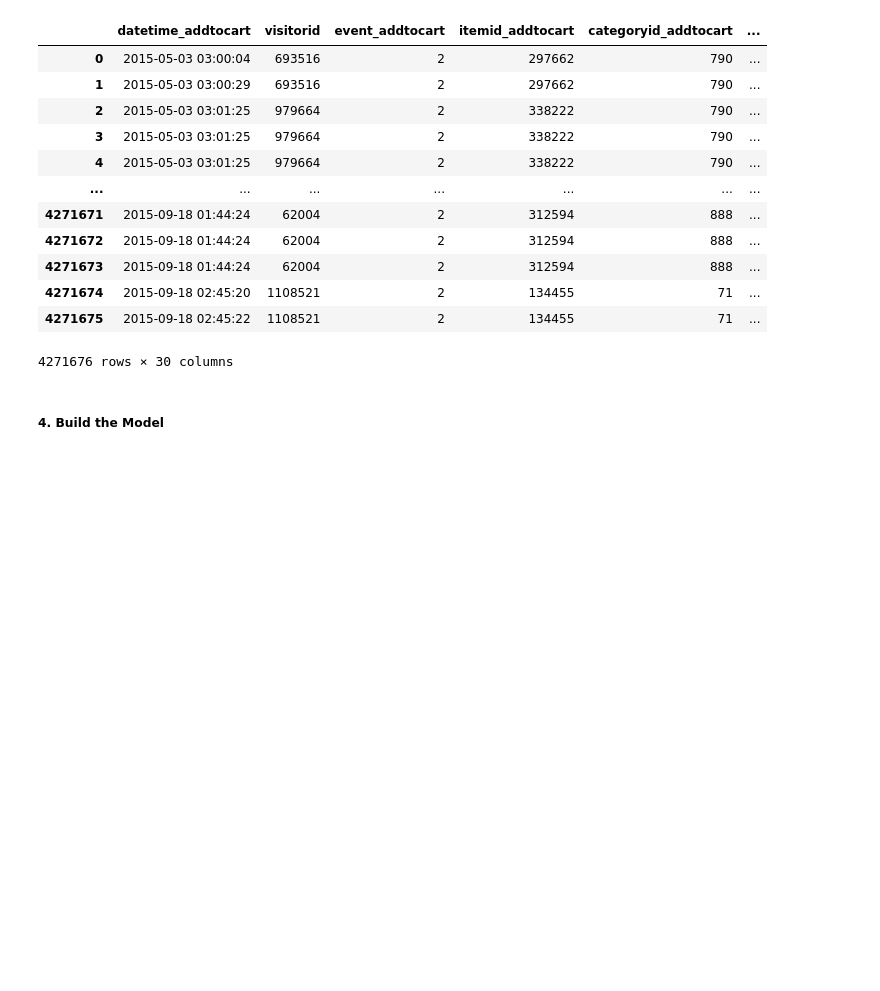
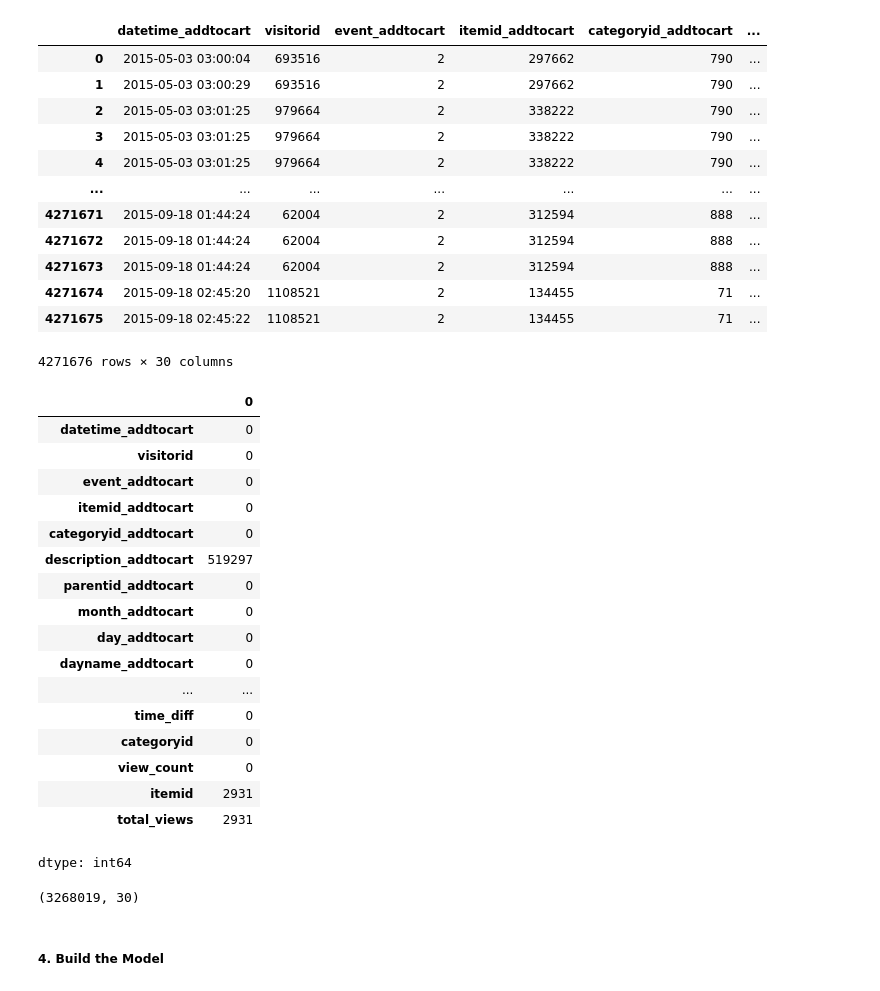
Before and after one commit to adubrightkwartengsnr/Recommendation-System-For-E-commerce, a Jupyter notebook: notebooks/recommendation_system.ipynb, the cells around one changed output. Cells and saved outputs as stored; diff of their text form; code cells hidden in the pictures; blank space fills up the shorter version.

```diff
--- a/notebooks/recommendation_system.ipynb
+++ b/notebooks/recommendation_system.ipynb
@@ -1527,3 +1534,24 @@ merged_df
 | 4271674 | 2015-09-18 02:45:20 | 1108521 | 2 | 134455 | 71 | ... |
 | 4271675 | 2015-09-18 02:45:22 | 1108521 | 2 | 134455 | 71 | ... |
 4271676 rows × 30 columns
+# %%
+merged_df.isna().sum()
+# %% [output]
+|  | 0 |
+| datetime_addtocart | 0 |
+| visitorid | 0 |
+| event_addtocart | 0 |
+| itemid_addtocart | 0 |
+| categoryid_addtocart | 0 |
+| description_addtocart | 519297 |
+| parentid_addtocart | 0 |
+| month_addtocart | 0 |
+| day_addtocart | 0 |
+| dayname_addtocart | 0 |
+| ... | ... |
+| time_diff | 0 |
+| categoryid | 0 |
+| view_count | 0 |
+| itemid | 2931 |
+| total_views | 2931 |
+dtype: int64
@@ -1530,3 +1561,8 @@ merged_df
+# %%
+# Checked the final shape of merged_df
+merged_df.shape
+# %% [output]
+(3268019, 30)
 # %% [markdown]
 ##### 4. Build the Model
 # %%
```
Also changed, not shown: parts of 50 cells of this notebook.
